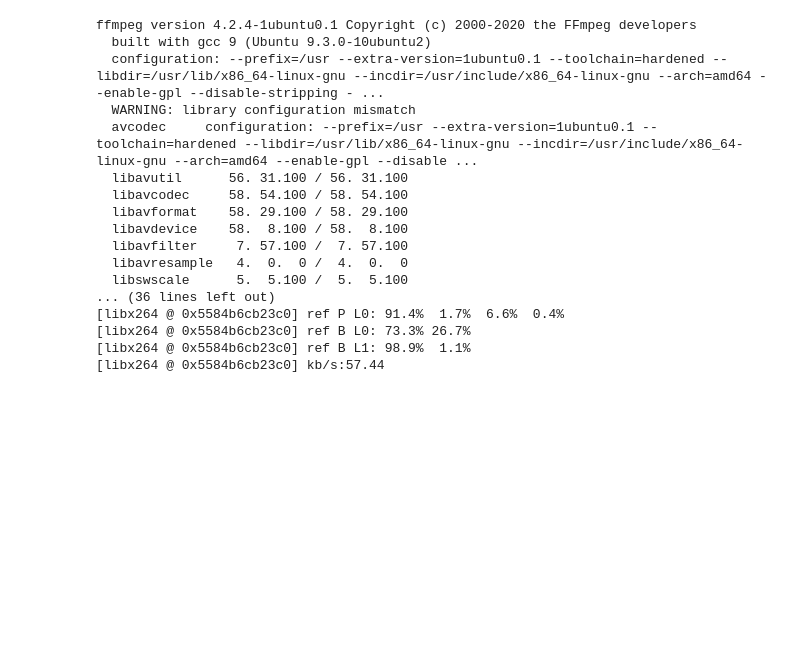
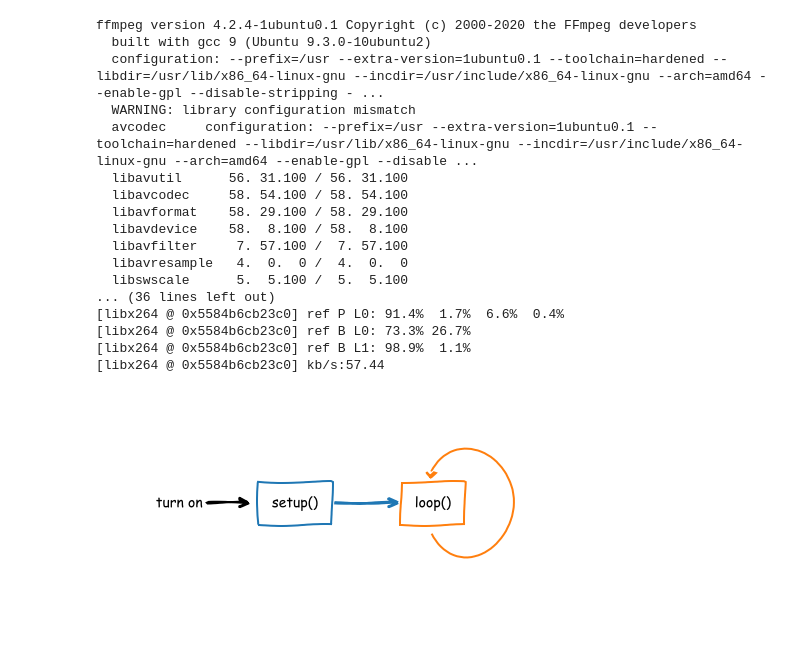
Before and after one commit to qbead/qbeadWebsite, a Jupyter notebook: projectfiles/programmed_animations/loop_figure_and_order_of_ops.ipynb, the cells around one changed output. Saved outputs shown, nothing was run; the diff lists cells and outputs as text; code cells hidden in the pictures; blank space fills up the shorter version.

Commit message:
Prepare a setup-loop figure.

```diff
--- a/projectfiles/programmed_animations/loop_figure_and_order_of_ops.ipynb
+++ b/projectfiles/programmed_animations/loop_figure_and_order_of_ops.ipynb
@@ -263,0 +266,67 @@ ffmpeg version 4.2.4-1ubuntu0.1 Copyright (c) 2000-2020 the FFmpeg developers
+# %%
+plt.close('all')
+fig, ax = plt.subplots(figsize=(8, 4))
+
+plt.xlim([0, 50])
+plt.ylim([0, 50])
+ax.spines['top'].set_color('none')
+ax.spines['right'].set_color('none')
+ax.spines['left'].set_color('none')
+ax.spines['bottom'].set_color('none')
+ax.set_xticks([])
+ax.set_yticks([])
+#plt.grid(True,linestyle='-',color='black',lw=1,which='both')
+
+pad = 14
+bg_pad = 1
+txt_h = 1.2
+txt_and_pad = txt_h + 2*bg_pad
+alpha = 0.25
+
+x,y = 15,25
+y_step = txt_and_pad*2.2
+y_interm_step = y_step*0.75
+
+
+plt.text(x-10,y, "turn on", color='black',
+         #horizontalalignment='center',
+         #verticalalignment='center',
+         #bbox=dict(facecolor='none', edgecolor='C0', pad=pad, lineWidth=2)
+        )
+
+plt.arrow(x-4.2, y+1, 4.5, 0,
+          linewidth=2,
+          head_width=2, head_length=1, overhang=1, ec='black',length_includes_head=True)
+
+
+plt.text(x+3,y, "setup()", color='black',
+         #horizontalalignment='center',
+         #verticalalignment='center',
+         bbox=dict(facecolor='none', edgecolor='C0', pad=pad, lineWidth=2)
+        )
+
+plt.arrow(x+10, y+1, 7, 0,
+          linewidth=2,
+          head_width=2, head_length=1, overhang=1, ec='C0',length_includes_head=True)
+
+plt.text(x+19,y, "loop()", color='black',
+         #horizontalalignment='center',
+         #verticalalignment='center',
+         bbox=dict(facecolor='none', edgecolor='C1', pad=pad, lineWidth=2)
+        )
+
+t = 30
+a = patches.Arc((x+25,y+1),10,25,angle=0,theta1=270-t,theta2=90+t,
+                linewidth=2,
+                color='C1'
+               )
+plt.gca().add_patch(a)
+
+plt.arrow(x+20.8,y+7, 0, -0.01,
+          linewidth=2,
+          zorder=100,
+          head_width=1, head_length=1, overhang=1, ec='C1',length_includes_head=True)
+
+plt.savefig("start_setup_loop.png",dpi=600,bbox_inches='tight')
+# %% [output]
+[figure, added]
```
Also changed, not shown: parts of 2 cells of this notebook.
